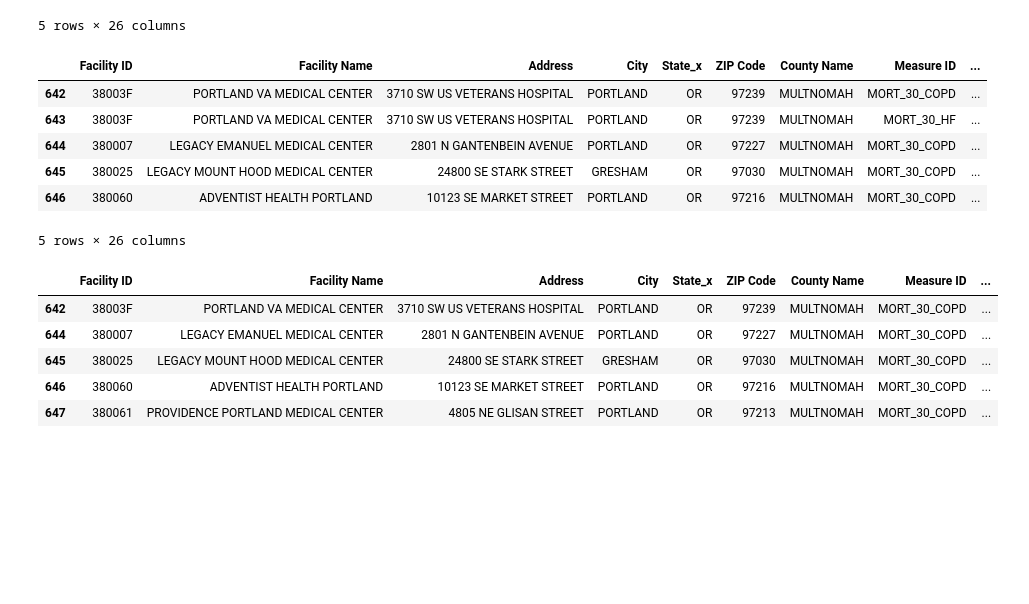
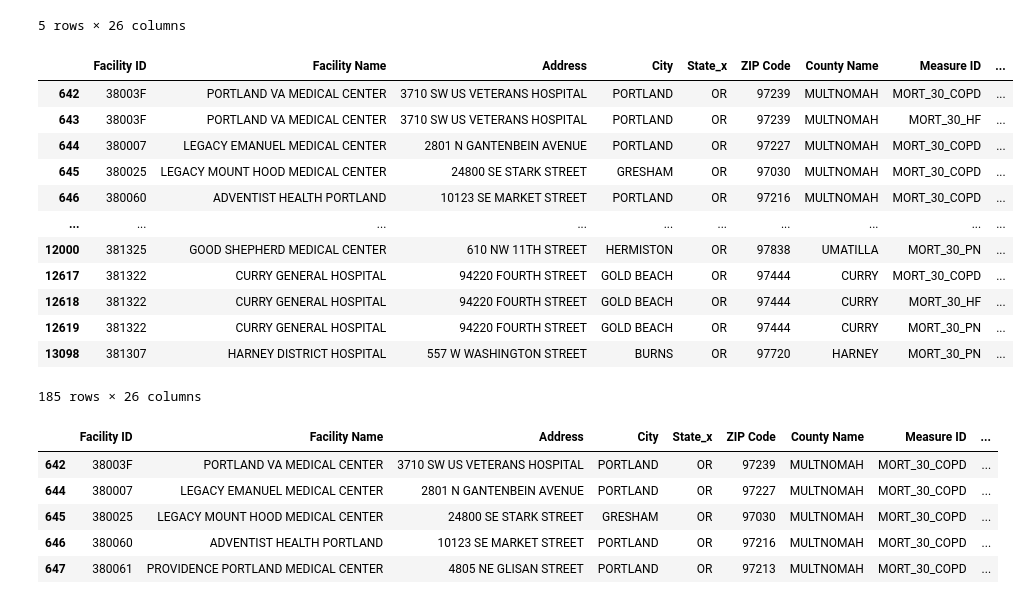
Before and after one commit to fisher1916/healthcare-disparities, a Jupyter notebook: Analysis/General_Demo_Analysis.ipynb, the cells around one changed output. Cells and saved outputs as stored; diff of their text form; code cells hidden in the pictures; blank space fills up the shorter version.

```diff
--- a/Analysis/General_Demo_Analysis.ipynb
+++ b/Analysis/General_Demo_Analysis.ipynb
@@ -51,13 +51,19 @@ genDataComplete.head()
 # %%
 #Filter to Oregon
 ORGenData = genDataComplete.loc[genDataComplete["State_x"] == "OR"]
-ORGenData.head()
+ORGenData
 # %% [output]
 |  | Facility ID | Facility Name | Address | City | State_x | ZIP Code | County Name | Measure ID | ... |
 | 642 | 38003F | PORTLAND VA MEDICAL CENTER | 3710 SW US VETERANS HOSPITAL | PORTLAND | OR | 97239 | MULTNOMAH | MORT_30_COPD | ... |
 | 643 | 38003F | PORTLAND VA MEDICAL CENTER | 3710 SW US VETERANS HOSPITAL | PORTLAND | OR | 97239 | MULTNOMAH | MORT_30_HF | ... |
 | 644 | 380007 | LEGACY EMANUEL MEDICAL CENTER | 2801 N GANTENBEIN AVENUE | PORTLAND | OR | 97227 | MULTNOMAH | MORT_30_COPD | ... |
 | 645 | 380025 | LEGACY MOUNT HOOD MEDICAL CENTER | 24800 SE STARK STREET | GRESHAM | OR | 97030 | MULTNOMAH | MORT_30_COPD | ... |
 | 646 | 380060 | ADVENTIST HEALTH PORTLAND | 10123 SE MARKET STREET | PORTLAND | OR | 97216 | MULTNOMAH | MORT_30_COPD | ... |
+| ... | ... | ... | ... | ... | ... | ... | ... | ... | ... |
+| 12000 | 381325 | GOOD SHEPHERD MEDICAL CENTER | 610 NW 11TH STREET | HERMISTON | OR | 97838 | UMATILLA | MORT_30_PN | ... |
+| 12617 | 381322 | CURRY GENERAL HOSPITAL | 94220 FOURTH STREET | GOLD BEACH | OR | 97444 | CURRY | MORT_30_COPD | ... |
+| 12618 | 381322 | CURRY GENERAL HOSPITAL | 94220 FOURTH STREET | GOLD BEACH | OR | 97444 | CURRY | MORT_30_HF | ... |
+| 12619 | 381322 | CURRY GENERAL HOSPITAL | 94220 FOURTH STREET | GOLD BEACH | OR | 97444 | CURRY | MORT_30_PN | ... |
+| 13098 | 381307 | HARNEY DISTRICT HOSPITAL | 557 W WASHINGTON STREET | BURNS | OR | 97720 | HARNEY | MORT_30_PN | ... |
-5 rows × 26 columns
+185 rows × 26 columns
 # %%
```
Also changed, not shown: parts of 21 cells of this notebook.
